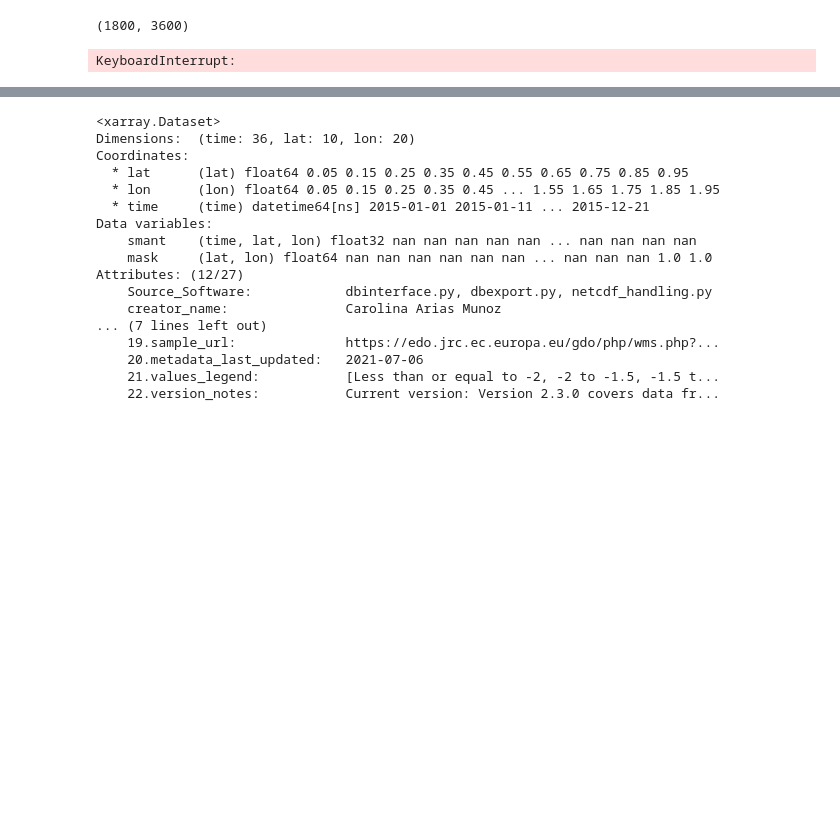
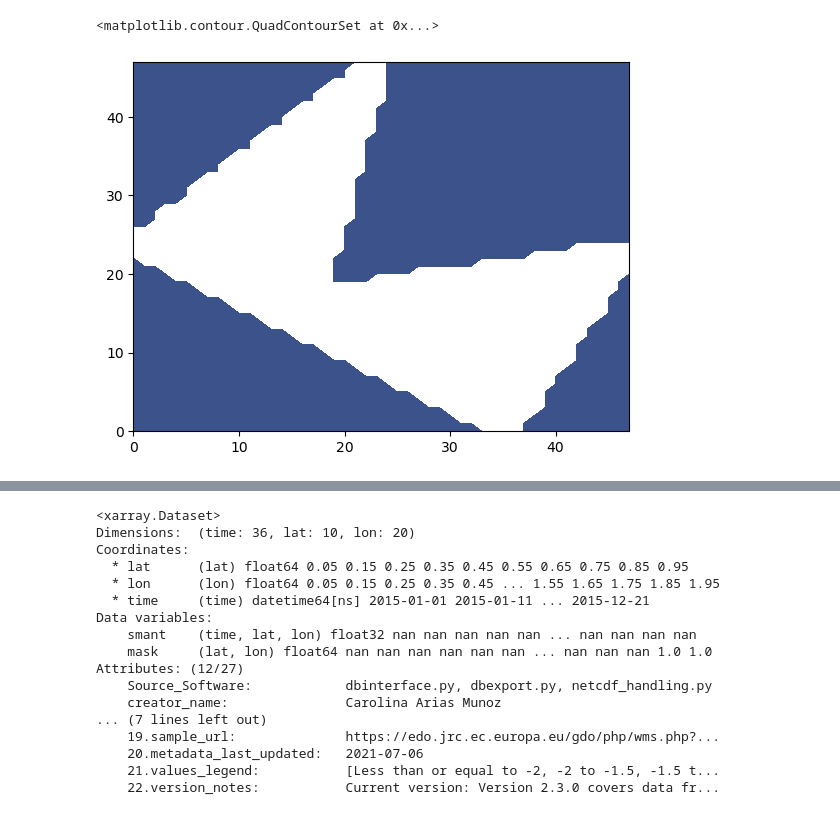
Before and after one commit to pixalytics-ltd/Climate-drought, a Jupyter notebook: test_cdi.ipynb, the cells around one changed output, grey strips where cells are left out. Drawn from its saved outputs; the diff is of its cells as text; code cells hidden in the pictures; blank space fills up the shorter version.

Commit message:
implement poly selection in GDO load and trim

```diff
--- a/test_cdi.ipynb
+++ b/test_cdi.ipynb
@@ -79,12 +145,2 @@ ax.plot(px,py)
-# %%
-xx.shape
-# %% [output]
-(1800, 3600)
-# %%
-from tqdm.notebook import tqdm_notebook
-mask = np.ones(xx.shape) * np.nan
-for i,x in tqdm_notebook(enumerate(ds.lon)):
-    for j,y in enumerate(ds.lat):
-        mask[i,j]=pn.overlaps(polycell(x,y))
-# %% [output]
-KeyboardInterrupt:
+# %%
+test = utils.mask_ds_poly(ds_full,lats,lons,grid_x,grid_y)
@@ -90,0 +149,5 @@ KeyboardInterrupt:
+# %%
+plt.contourf(test.fpanv.isel(time=0))
+# %% [output]
+<matplotlib.contour.QuadContourSet at 0x...>
+[figure, added]
```
Also changed, not shown: parts of 16 cells of this notebook, 2 other files.
